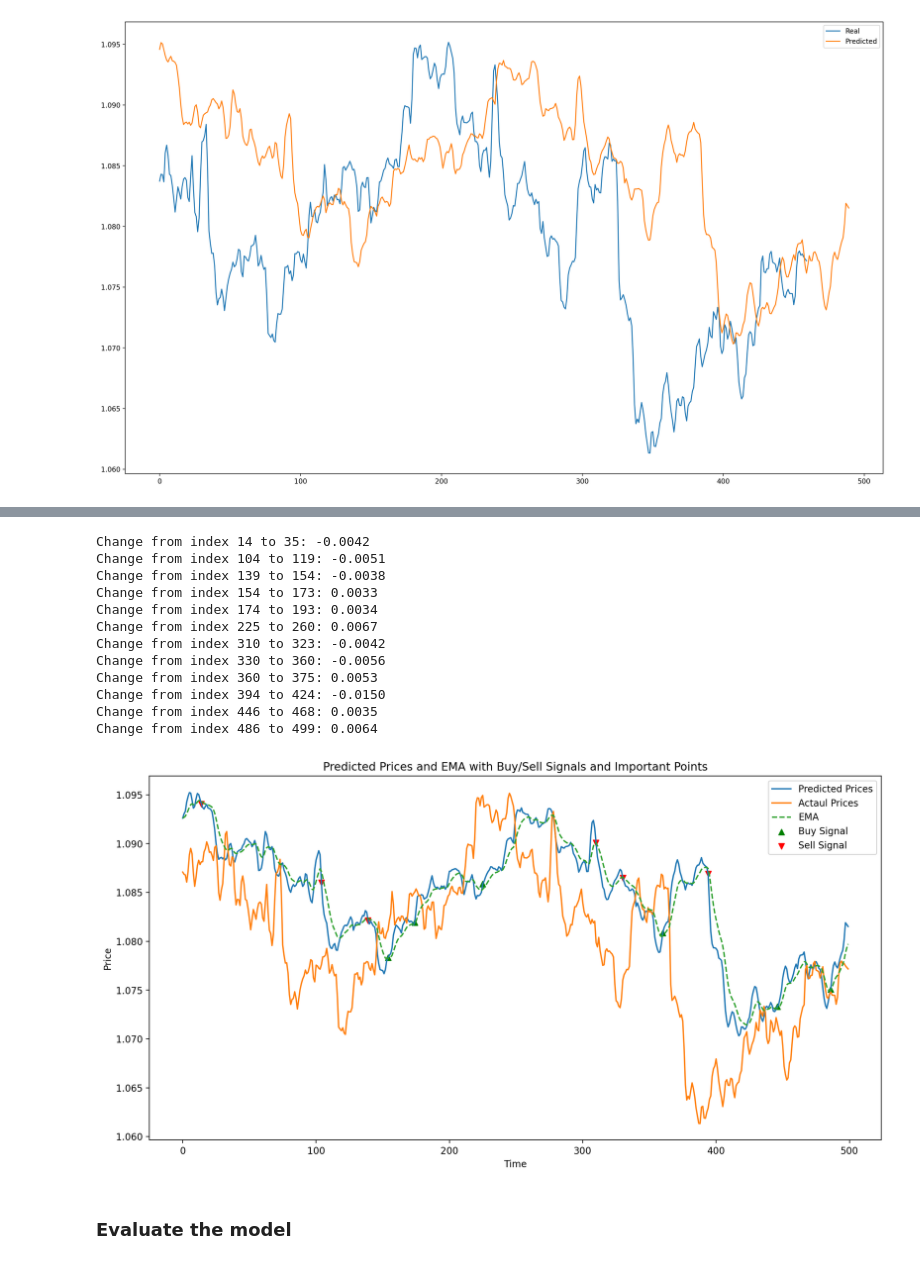
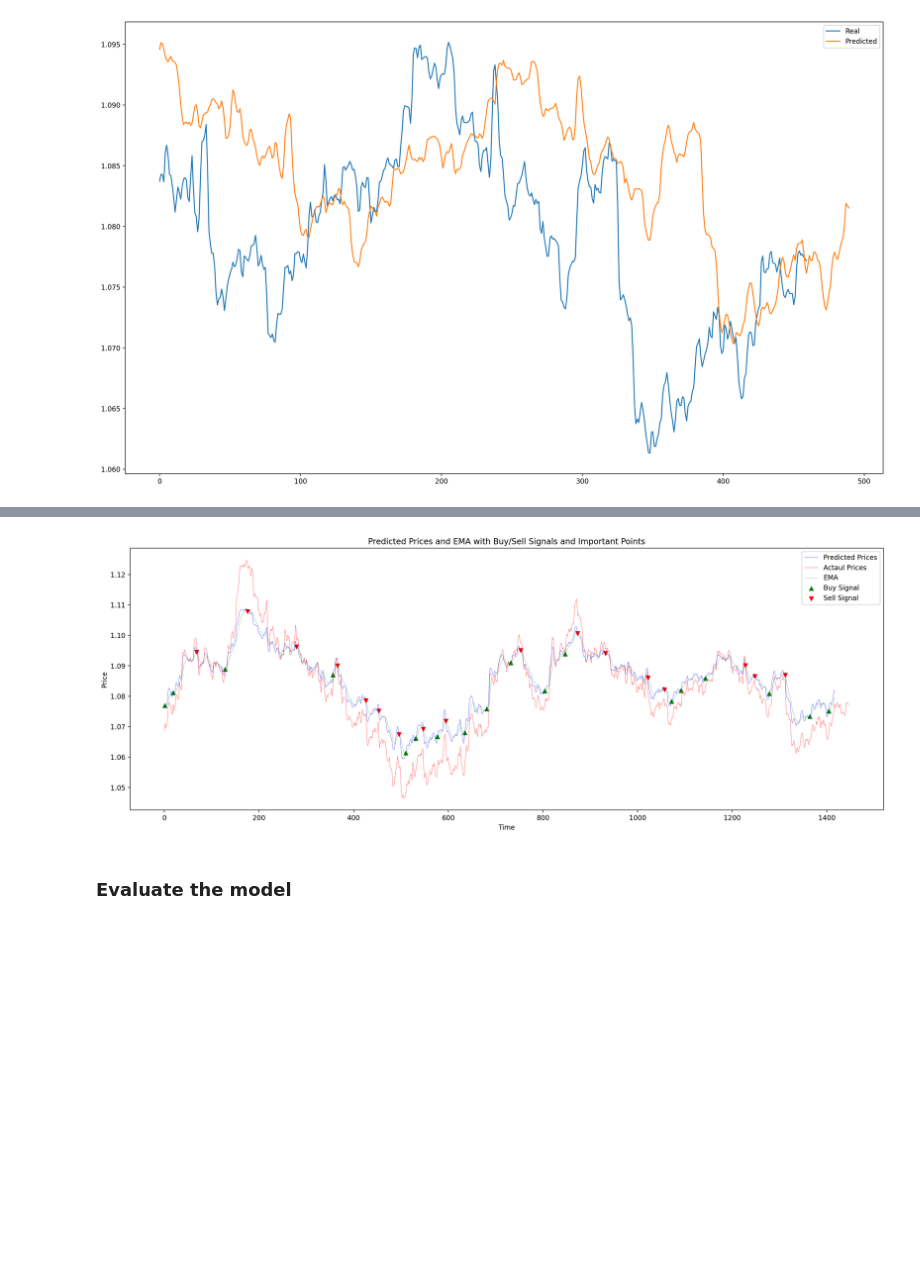
Before and after one commit to Iftekhar-mobin/Make_Money_with_Tensorflow_2.0, a Jupyter notebook: forexPredictor/Main_______Multivariate_Multi_Step_Single_output.ipynb, the cells around one changed output, grey strips where cells are left out. Drawn from its saved outputs; the diff is of its cells as text; code cells hidden in the pictures; blank space fills up the shorter version.

```diff
--- a/forexPredictor/Main_______Multivariate_Multi_Step_Single_output.ipynb
+++ b/forexPredictor/Main_______Multivariate_Multi_Step_Single_output.ipynb
@@ -333,5 +334,5 @@ MSE 5.993000394122203e-05 MAE 0.005927132810134893 R2 0.04163938184933691
 # %%
-predicted_prices = pre.reshape(-1)
+predicted_prices = pre[30:].reshape(-1)
 # %%
 # Provided predicted price array
 # predicted_prices = np.array([1.07741435, 1.07797974, 1.07768342, 1.07768771, 1.07819248,
@@ -364,15 +365,31 @@ for i in range(1, len(predicted_prices)):
     else:
         signals[i] = 0  # Hold signal
 
+start = 0
+end = len(signals) - 1
+important_points = []
+
+for i in range(len(signals)):
+    j = i + 1
+    if signals[i] == 1:
+        while j < len(signals) and signals[j] == 1:
+            signals[j] = 0
+            j += 1
+    elif signals[i] == -1:
+        while j < len(signals) and signals[j] == -1:
+            signals[j] = 0
+            j += 1
+
 # Print predicted prices at start, buy/sell signals, and end
 start = 0
 end = len(signals) - 1
 important_points = []
 
+
 for i in range(len(signals)):
     if i == start or i == end or signals[i] != 0:
         important_points.append((i, predicted_prices[i]))
-#         print(f"Index: {i}, Price: {predicted_prices[i]:.5f}")
+
 
 pip_change_min = 0.0030
 # Calculate and print percentage changes
@@ -382,45 +399,33 @@ for j in range(1, len(important_points)):
 #     percent_change = ((price_curr - price_prev) / price_prev) * 100
     pip_change = (price_curr - price_prev)
     if pip_change_min < abs(pip_change):
-        print(f"Change from index {index_prev} to {index_curr}: {pip_change:.4f}")
+        # print(f"Change from index {index_prev} to {index_curr}: {pip_change:.4f}")
+        pass
 
     else:
         signals[index_prev] = 0
 #         signals[index_curr] = 0
-
-
-# Plot the results
-plt.figure(figsize=(14, 7))
-plt.plot(predicted_prices, label='Predicted Prices')
-plt.plot(df_h4['avg'].values[-length:], label='Actaul Prices')
-plt.plot(ema, label='EMA', linestyle='--')
-plt.scatter(np.arange(len(predicted_prices)), np.where(signals == 1, predicted_prices, np.nan), marker='^', color='g', label='Buy Signal')
-plt.scatter(np.arange(len(predicted_prices)), np.where(signals == -1, predicted_prices, np.nan), marker='v', color='r', label='Sell Signal')
-
-# Annotate the important points
-# for index, price in important_points:
-#     plt.annotate(f'{price:.5f}', (index, price),
-#                  textcoords="offset points", xytext=(0,10), ha='center', color='blue')
-
-plt.legend()
-plt.title('Predicted Prices and EMA with Buy/Sell Signals and Important Points')
-plt.xlabel('Time')
-plt.ylabel('Price')
-plt.show()
-# %% [output]
-Change from index 14 to 35: -0.0042
-Change from index 104 to 119: -0.0051
-Change from index 139 to 154: -0.0038
-Change from index 154 to 173: 0.0033
-Change from index 174 to 193: 0.0034
-Change from index 225 to 260: 0.0067
-Change from index 310 to 323: -0.0042
-Change from index 330 to 360: -0.0056
-Change from index 360 to 375: 0.0053
-Change from index 394 to 424: -0.0150
-Change from index 446 to 468: 0.0035
-Change from index 486 to 499: 0.0064
-[figure, removed]
+# %%
+# Plot the results
+plt.figure(figsize=(20, 7))
+plt.plot(predicted_prices, linewidth=0.3, color='blue', label='Predicted Prices', )
+plt.plot(df_h4['avg'].values[-length:], color='red', linewidth=0.3, label='Actaul Prices')
+plt.plot(ema, label='EMA', linestyle='--', color='green', linewidth=0.3)
+plt.scatter(np.arange(len(predicted_prices)), np.where(signals == 1, predicted_prices, np.nan), marker='^', color='g', label='Buy Signal')
+plt.scatter(np.arange(len(predicted_prices)), np.where(signals == -1, predicted_prices, np.nan), marker='v', color='r', label='Sell Signal')
+
+# Annotate the important points
+# for index, price in important_points:
+#     plt.annotate(f'{price:.5f}', (index, price),
+#                  textcoords="offset points", xytext=(0,10), ha='center', color='blue')
+
+plt.legend()
+plt.title('Predicted Prices and EMA with Buy/Sell Signals and Important Points')
+plt.xlabel('Time')
+plt.ylabel('Price')
+plt.show()
+# %% [output]
+[figure, added]
 # %%
 def calculate_ema(prices, span):
     return pd.Series(prices).ewm(span=span, adjust=False).mean().to_numpy()
```
Also changed, not shown: parts of 9 cells of this notebook.
